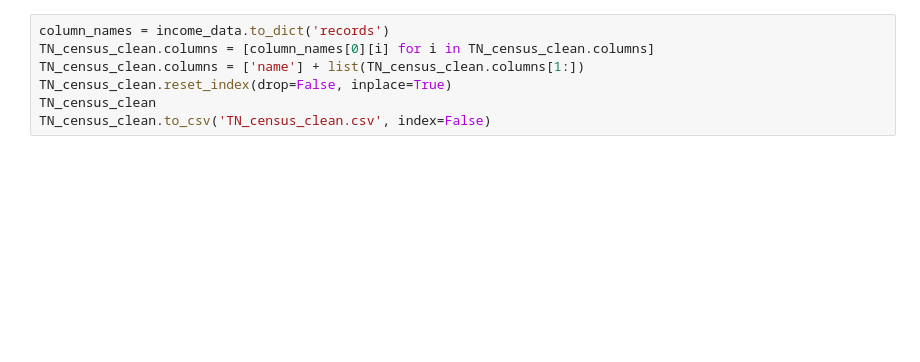
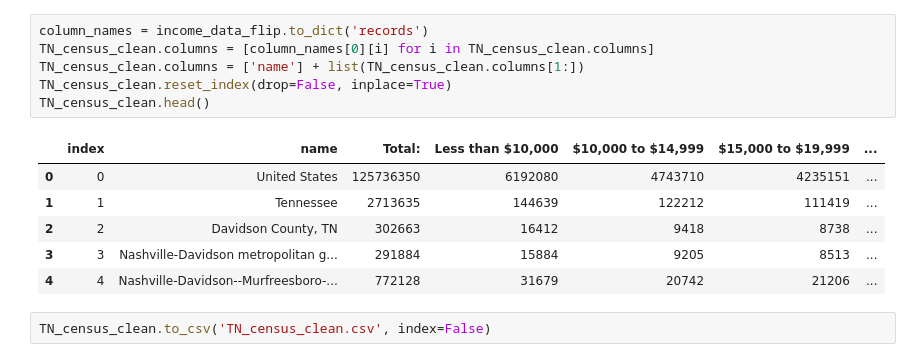
Before and after one commit to Shenderson9/Metro-Nashville-Police-Response-Times-Capstone, a Jupyter notebook: notebooks/TN_census_data_cleanup.ipynb, the cells around one changed output. Cells and saved outputs as stored; diff of their text form; blank space fills up the shorter version.

```diff
--- a/notebooks/TN_census_data_cleanup.ipynb
+++ b/notebooks/TN_census_data_cleanup.ipynb
@@ -131,7 +147,15 @@ income_data
 # %%
-column_names = income_data.to_dict('records')
+column_names = income_data_flip.to_dict('records')
 TN_census_clean.columns = [column_names[0][i] for i in TN_census_clean.columns]
 TN_census_clean.columns = ['name'] + list(TN_census_clean.columns[1:])
 TN_census_clean.reset_index(drop=False, inplace=True)
-TN_census_clean
-TN_census_clean.to_csv('TN_census_clean.csv', index=False)
+TN_census_clean.head()
+# %% [output]
+|  | index | name | Total: | Less than $10,000 | $10,000 to $14,999 | $15,000 to $19,999 | ... |
+| 0 | 0 | United States | 125736350 | 6192080 | 4743710 | 4235151 | ... |
+| 1 | 1 | Tennessee | 2713635 | 144639 | 122212 | 111419 | ... |
+| 2 | 2 | Davidson County, TN | 302663 | 16412 | 9418 | 8738 | ... |
+| 3 | 3 | Nashville-Davidson metropolitan g... | 291884 | 15884 | 9205 | 8513 | ... |
+| 4 | 4 | Nashville-Davidson--Murfreesboro-... | 772128 | 31679 | 20742 | 21206 | ... |
+# %%
+TN_census_clean.to_csv('TN_census_clean.csv', index=False)
```
Also changed, not shown: parts of 3 cells of this notebook, 4 other files.
